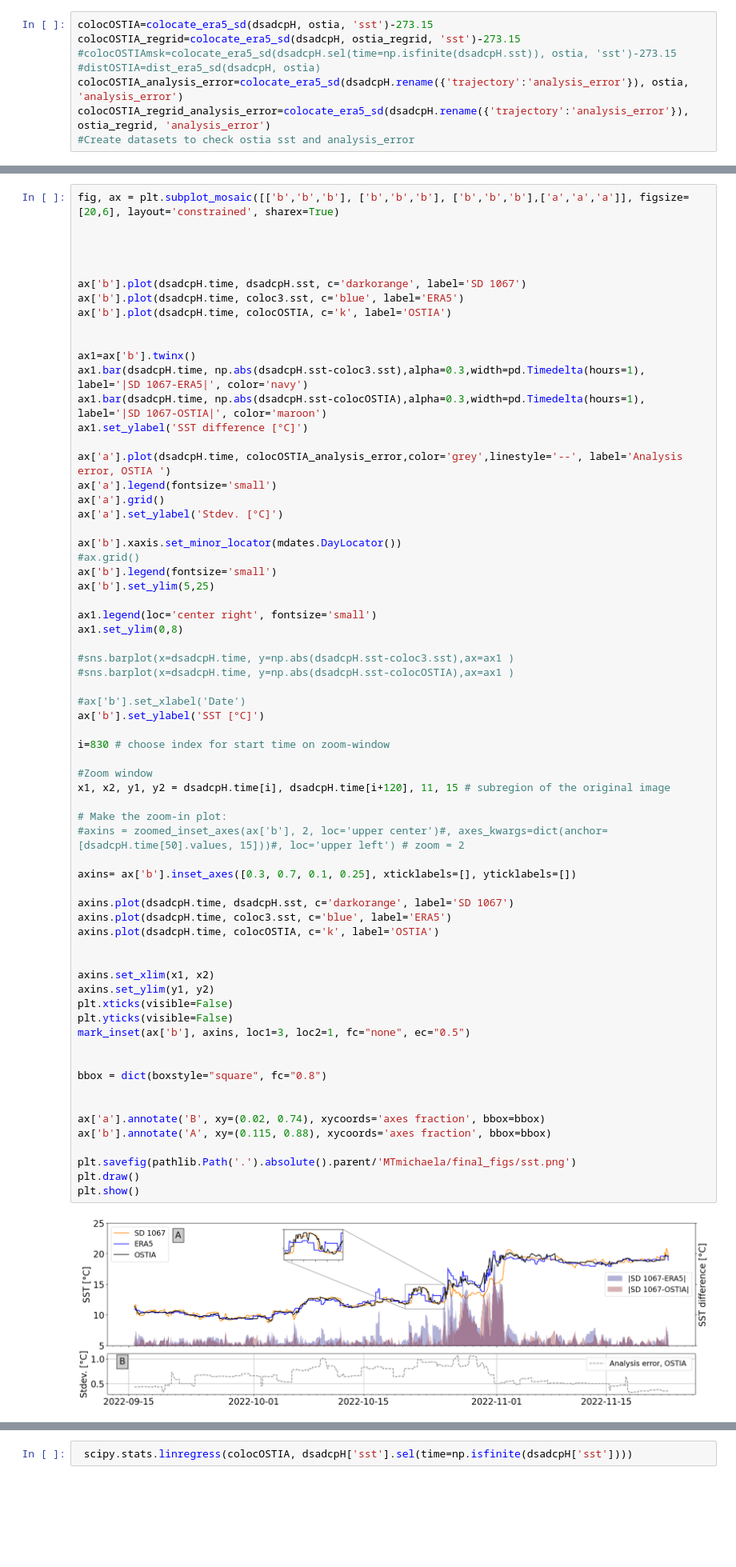
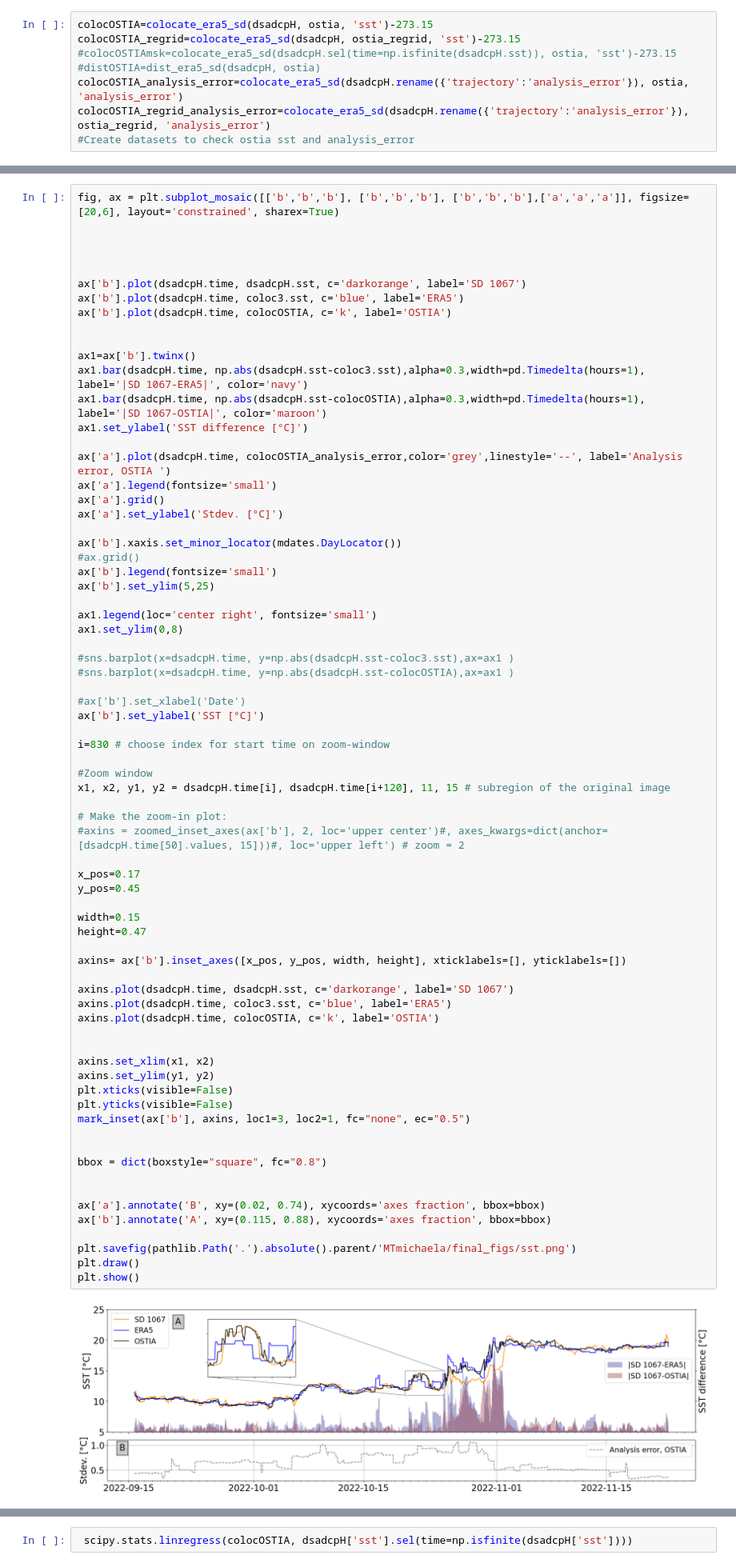
Before and after one commit to michaelaedwinson/Masterarbete2023, a Jupyter notebook: 02-ERA5_SD.ipynb, the cells around one changed output, grey strips where cells are left out. Shown at 80% size. Saved outputs shown, nothing was run; the diff lists cells and outputs as text; blank space fills up the shorter version.

```diff
--- a/02-ERA5_SD.ipynb
+++ b/02-ERA5_SD.ipynb
@@ -395,32 +431,38 @@ i=830 # choose index for start time on zoom-window
 
 #Zoom window
 x1, x2, y1, y2 = dsadcpH.time[i], dsadcpH.time[i+120], 11, 15 # subregion of the original image
 
 # Make the zoom-in plot:
 #axins = zoomed_inset_axes(ax['b'], 2, loc='upper center')#, axes_kwargs=dict(anchor=[dsadcpH.time[50].values, 15]))#, loc='upper left') # zoom = 2
 
-axins= ax['b'].inset_axes([0.3, 0.7, 0.1, 0.25], xticklabels=[], yticklabels=[])
+x_pos=0.17
+y_pos=0.45
+
+width=0.15
+height=0.47
+
+axins= ax['b'].inset_axes([x_pos, y_pos, width, height], xticklabels=[], yticklabels=[])
 
 axins.plot(dsadcpH.time, dsadcpH.sst, c='darkorange', label='SD 1067')
 axins.plot(dsadcpH.time, coloc3.sst, c='blue', label='ERA5')
 axins.plot(dsadcpH.time, colocOSTIA, c='k', label='OSTIA')
 
 
 axins.set_xlim(x1, x2)
 axins.set_ylim(y1, y2)
 plt.xticks(visible=False)
 plt.yticks(visible=False)
 mark_inset(ax['b'], axins, loc1=3, loc2=1, fc="none", ec="0.5")
 
 
 bbox = dict(boxstyle="square", fc="0.8")
 
 
 ax['a'].annotate('B', xy=(0.02, 0.74), xycoords='axes fraction', bbox=bbox)
 ax['b'].annotate('A', xy=(0.115, 0.88), xycoords='axes fraction', bbox=bbox)
 
 plt.savefig(pathlib.Path('.').absolute().parent/'MTmichaela/final_figs/sst.png')
 plt.draw()
 plt.show()
 # %% [output]
-[figure, old version]
+[figure, new version]
```
Also changed, not shown: parts of 18 cells of this notebook, 8 other files.
